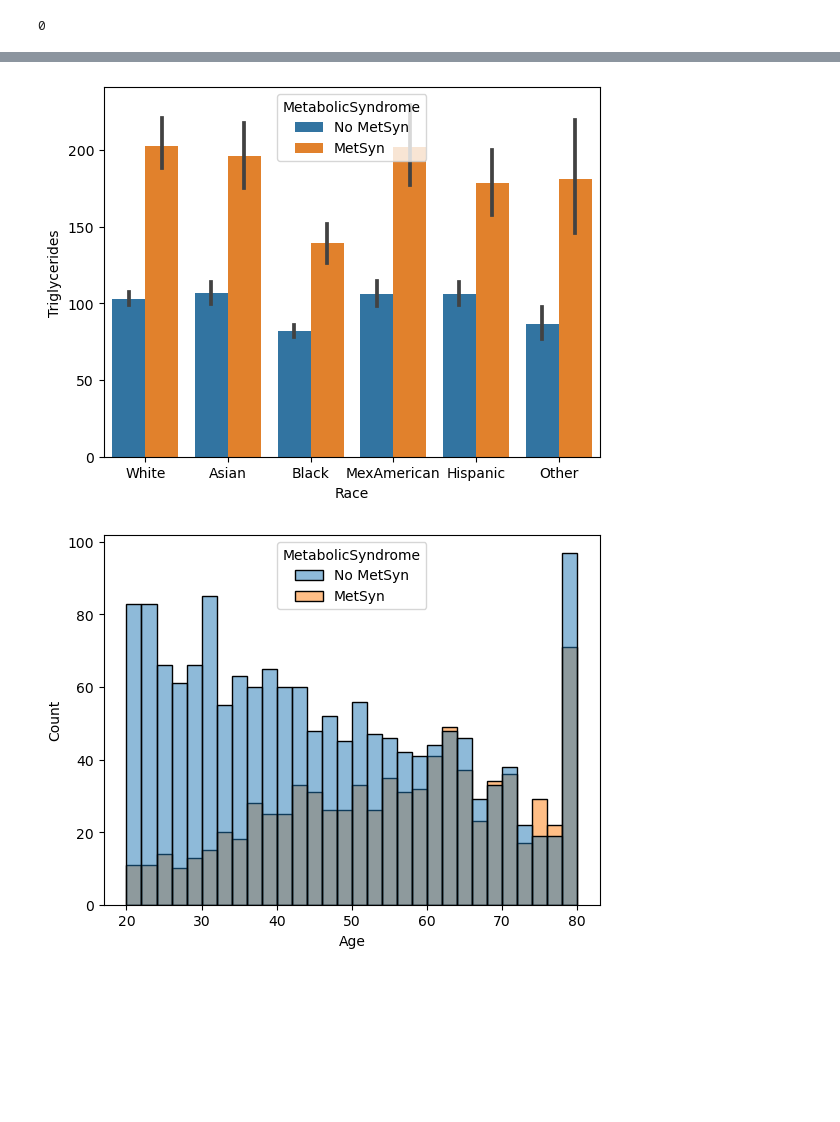
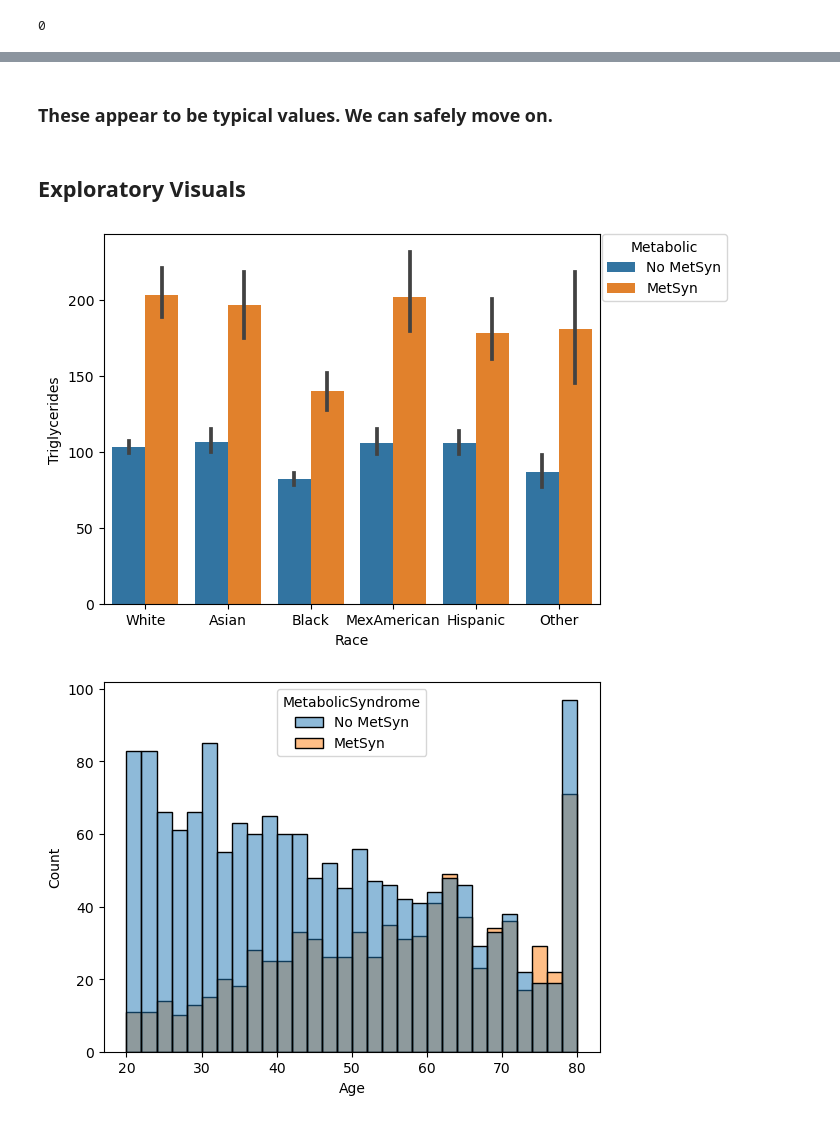
Before and after one commit to Rovidicus/Metabolic-Syndrome, a Jupyter notebook: Metabolic_Syndrome.ipynb, the cells around one changed output, grey strips where cells are left out. Saved outputs shown, nothing was run; the diff lists cells and outputs as text; code cells hidden in the pictures; blank space fills up the shorter version.

```diff
--- a/Metabolic_Syndrome.ipynb
+++ b/Metabolic_Syndrome.ipynb
@@ -148,9 +205,13 @@ df.describe()
+# %% [markdown]
+### These appear to be typical values. We can safely move on.
+# %% [markdown]
+## Exploratory Visuals
 # %%
-# UrAlbCr and Triglycerides have outlandish max values.
 # Exploring data with visuals. Checking if triglycerides has correlation to target
-sns.barplot(data=df, x='Race', y='Triglycerides',hue='MetabolicSyndrome');
+ax = sns.barplot(data=df, x='Race', y='Triglycerides',hue='MetabolicSyndrome')
+sns.move_legend(ax, "lower right", bbox_to_anchor=(1.27, .8), title='Metabolic');
 # %% [output]
-[figure, old version]
+[figure, new version]
 # %%
 # Let's make a histogram of age, hueing our target
 sns.histplot(data=df, x='Age', hue='MetabolicSyndrome', bins=30);
```
Also changed, not shown: parts of 10 cells of this notebook, 1 other file.
